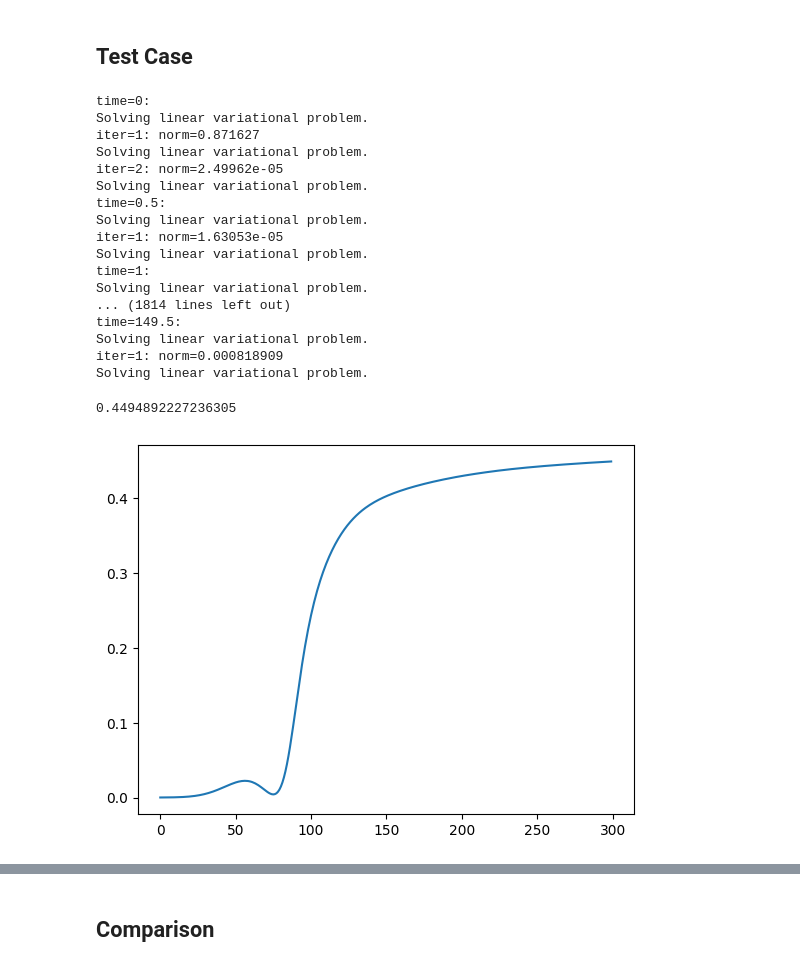
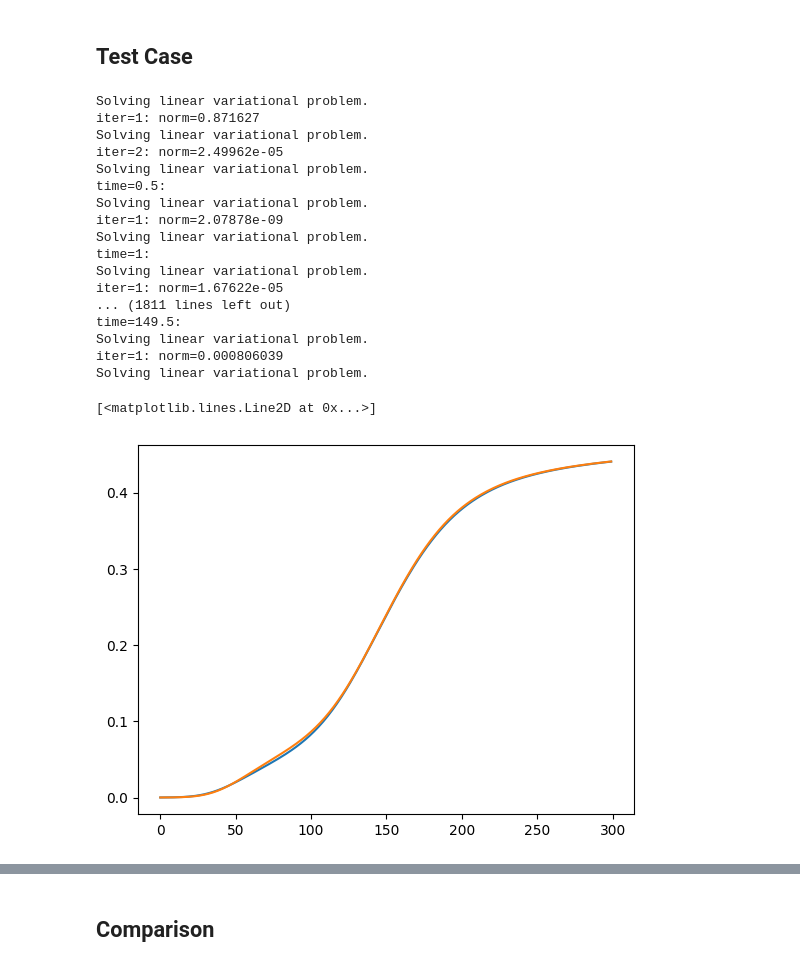
Before and after one commit to saragazzoni/Master_Thesis, a Jupyter notebook: Model2D/main.ipynb, the cells around one changed output, grey strips where cells are left out. Cells and saved outputs as stored; diff of their text form; code cells hidden in the pictures.

```diff
--- a/Model2D/main.ipynb
+++ b/Model2D/main.ipynb
@@ -23,7 +24,7 @@ V = FunctionSpace(mesh,"P",1)
 m0 = 1e-3
 dt = 0.5
 T = 150
-save_interval = 10
+save_interval = 2
 times = [] #[0,7/dt,14/dt,21/dt,28/dt]
 doses = [] #10*np.ones_like(times)
 V = FunctionSpace(mesh,"P",1)
@@ -32,12 +33,11 @@ n0 = Expression("m0/(pow(2*pi,0.5)*sigma)*exp(-pow(x[2]-s0,2)/(2*sigma*sigma) -
 # n0 = Expression("m0/(pow(2*pi,0.5)*sigma)*exp(-pow(x[2]-s0,2)/(2*sigma*sigma))",m0 = m0,s0 = 0.5,sigma=sqrt(0.02),degree=2)
 n0 = interpolate(n0,V)
 c0 = interpolate(Constant(1.0), V)
-path_sol = "solutions/V1.5e5_T150_ref20x20"
+path_sol = "solutions/V1.5e5_T350_ref20x20_bdf2"
 
-solver = s2.Solver2D(mesh, V, n0, c0, dt, T, save_interval, times, doses, path_sol)
+solver = bdf2.Solver2D(mesh, V, n0, c0, dt, T, save_interval, times, doses, path_sol)
 n_vect,c_vect,mass,csc_mass,dc_mass,tdc_mass,phi_vect = solver.solve()
 # %% [output]
-time=0:
 Solving linear variational problem.
 iter=1: norm=0.871627
 Solving linear variational problem.
@@ -45,28 +45,23 @@ iter=2: norm=2.49962e-05
 Solving linear variational problem.
 time=0.5:
 Solving linear variational problem.
-iter=1: norm=1.63053e-05
+iter=1: norm=2.07878e-09
 Solving linear variational problem.
 time=1:
 Solving linear variational problem.
-... (1814 lines left out)
+iter=1: norm=1.67622e-05
+... (1811 lines left out)
 time=149.5:
 Solving linear variational problem.
-iter=1: norm=0.000818909
+iter=1: norm=0.000806039
 Solving linear variational problem.
 # %%
-path_sol = "solutions/V3e5_T250_ref20x10"
+path_sol = "solutions/V3e5_T150_ref20x20/"
 mass = np.load(path_sol + '/mass.npy')
 plt.plot(mass)
-print(mass[-1])
-# plt.xlim([400,500])
-# mass2 = np.load("solutions/V2*1e5_sigma01/mass.npy")
-# plt.plot(mass2)
-# path_sol2 = "solutions/prova_T100"
-# mass2 = np.load(path_sol2 + '/mass.npy')
-# plt.plot(mass2)
-
-# plt.xlim([0,40])
+mass2 = np.load("solutions/V1.5e5_T350_ref20x20_bdf2/mass.npy")
+plt.plot(mass2)
+# plt.xlim([3,80])
 # %% [output]
-0.4494892227236305
+[<matplotlib.lines.Line2D at 0x...>]
-[figure, old version]
+[figure, new version]
```
Also changed, not shown: parts of 4 cells of this notebook, 8 other files.
